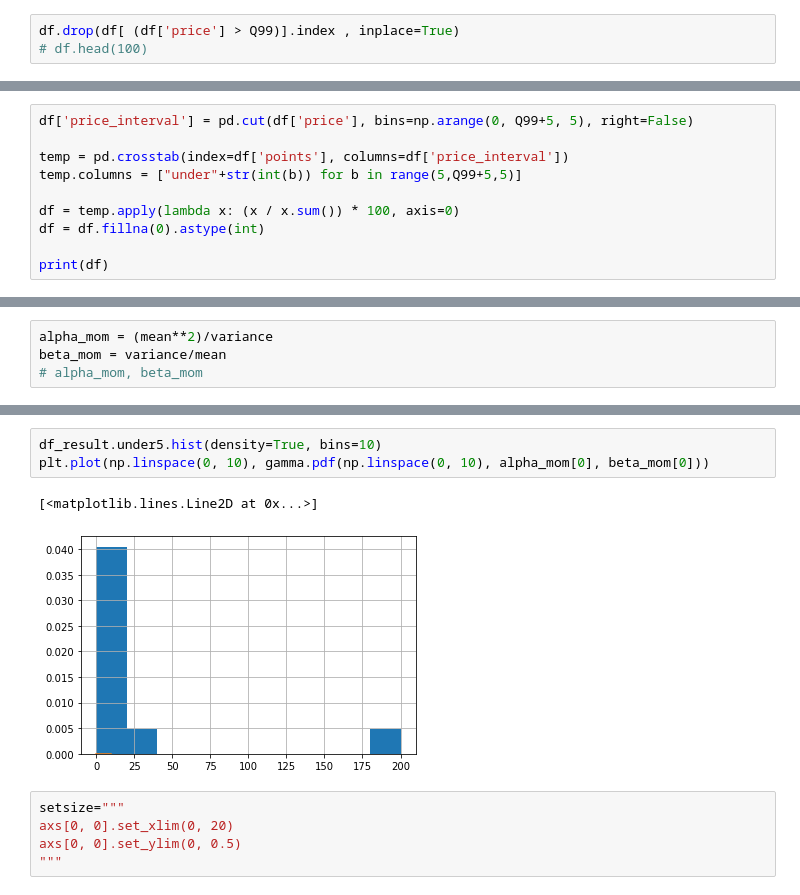
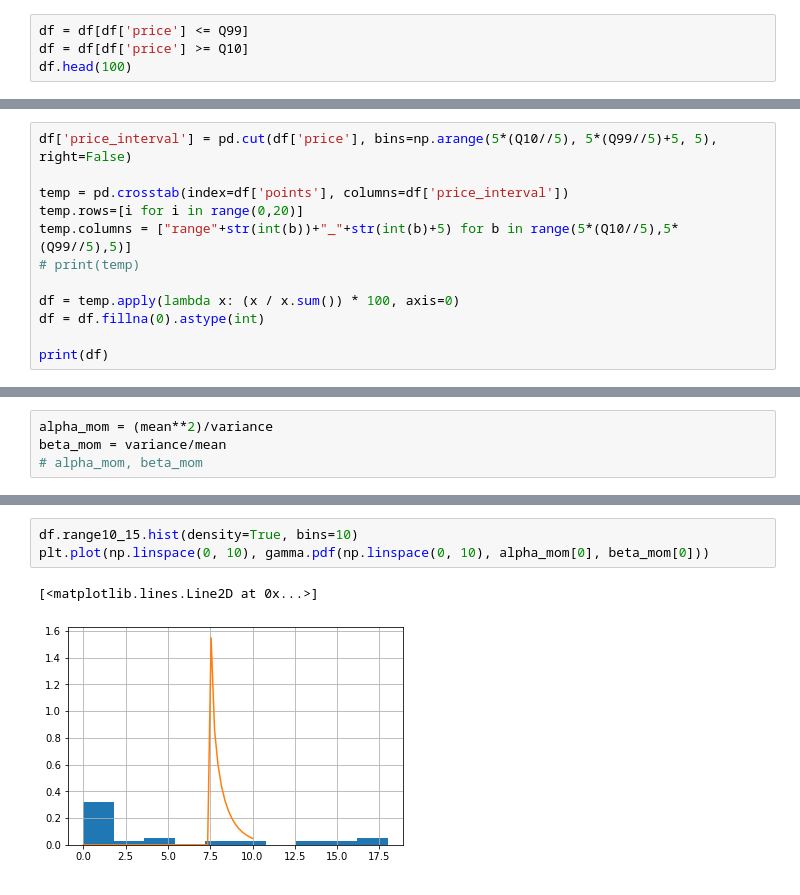
Before and after one commit to JasmnC/DS_MethodOfMovements, a Jupyter notebook: MoM.ipynb, the cells around one changed output, grey strips where cells are left out. Cells and saved outputs as stored; diff of their text form.

```diff
--- a/MoM.ipynb
+++ b/MoM.ipynb
@@ -11,5 +11,6 @@ Q99 = int(df["price"].quantile(0.99))
 # print(Q99)
 Q10 = int(df["price"].quantile(0.10))
 # %%
-df.drop(df[ (df['price'] > Q99)].index , inplace=True)
-# df.head(100)
+df = df[df['price'] <= Q99]
+df = df[df['price'] >= Q10]
+df.head(100)
@@ -20,10 +35,12 @@ Rename the columns to match your desired format
 Normalize each column to add up to 100
 Fill NaN values with 0
 # %%
-df['price_interval'] = pd.cut(df['price'], bins=np.arange(0, Q99+5, 5), right=False)
+df['price_interval'] = pd.cut(df['price'], bins=np.arange(5*(Q10//5), 5*(Q99//5)+5, 5), right=False)
 
 temp = pd.crosstab(index=df['points'], columns=df['price_interval'])
-temp.columns = ["under"+str(int(b)) for b in range(5,Q99+5,5)]
+temp.rows=[i for i in range(0,20)]
+temp.columns = ["range"+str(int(b))+"_"+str(int(b)+5) for b in range(5*(Q10//5),5*(Q99//5),5)]
+# print(temp)
 
 df = temp.apply(lambda x: (x / x.sum()) * 100, axis=0)
 df = df.fillna(0).astype(int)
@@ -63,11 +138,6 @@ beta_mom = variance/mean
 # %%
-df_result.under5.hist(density=True, bins=10)
+df.range10_15.hist(density=True, bins=10)
 plt.plot(np.linspace(0, 10), gamma.pdf(np.linspace(0, 10), alpha_mom[0], beta_mom[0]))
 # %% [output]
 [<matplotlib.lines.Line2D at 0x...>]
-[figure, old version]
+[figure, new version]
-# %%
-setsize="""
-axs[0, 0].set_xlim(0, 20)
-axs[0, 0].set_ylim(0, 0.5)
-"""
```
Also changed, not shown: parts of 18 cells of this notebook.
